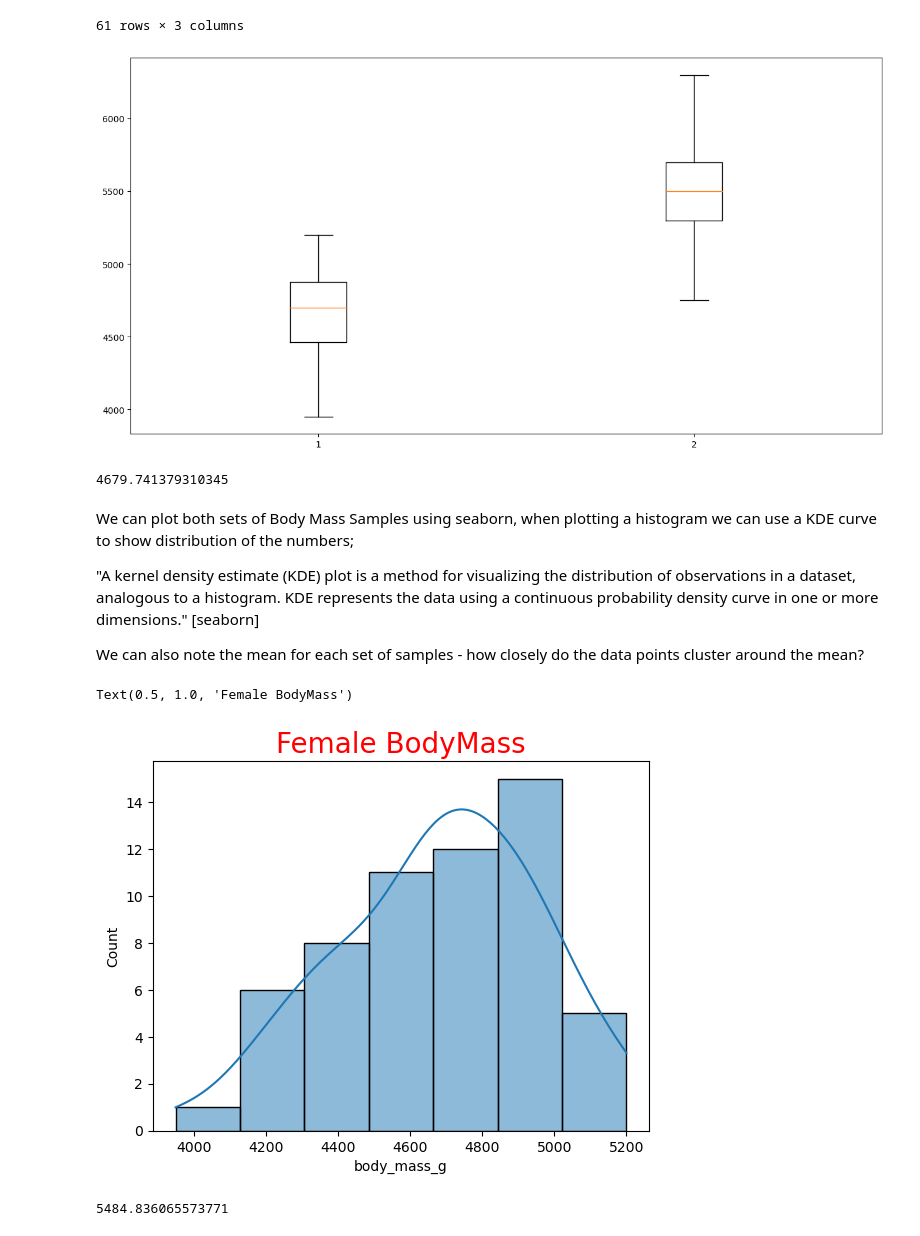
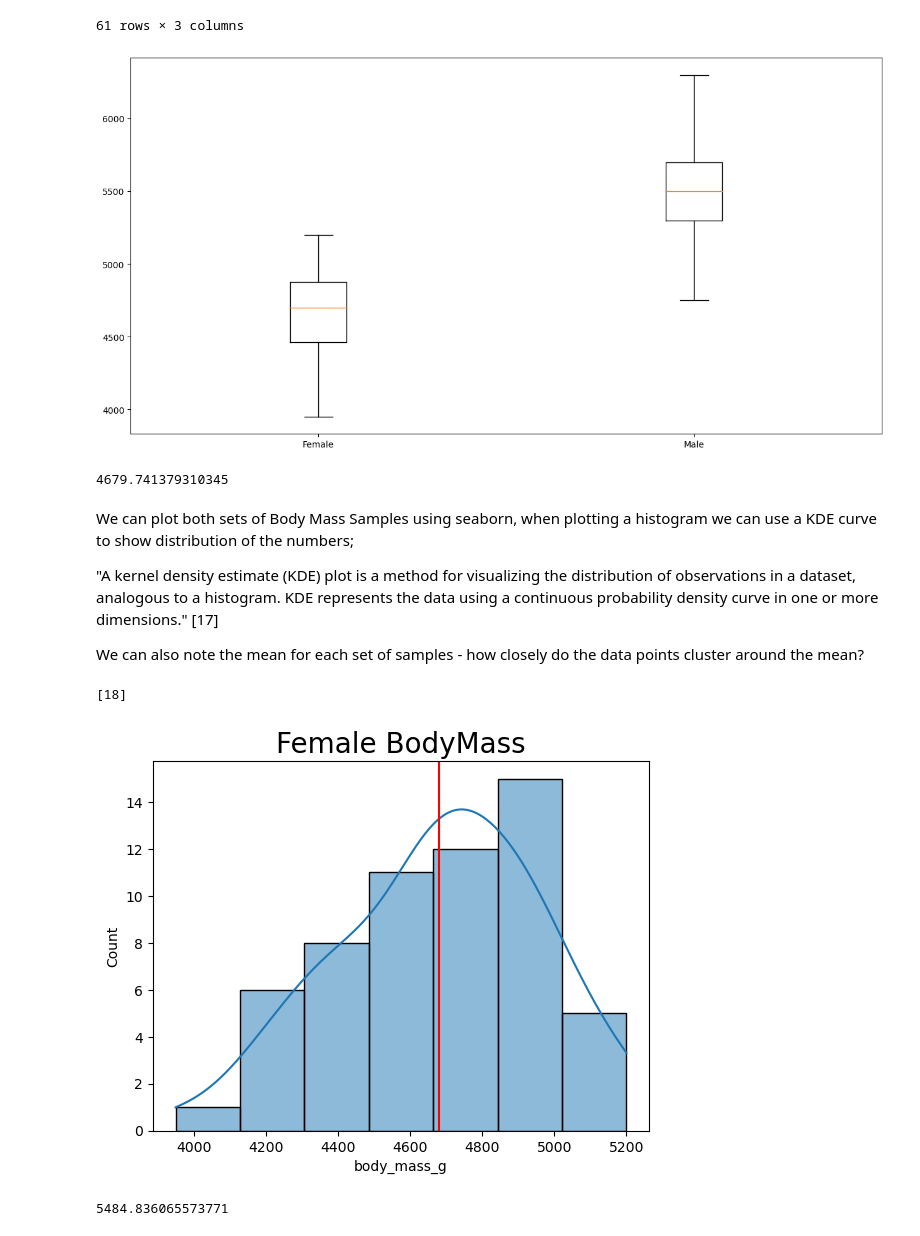
Before and after one commit to VCurry20/MachineLearning_Statistics, a Jupyter notebook: Tasks.ipynb, the cells around one changed output. Drawn from its saved outputs; the diff is of its cells as text; code cells hidden in the pictures.

```diff
--- a/Tasks.ipynb
+++ b/Tasks.ipynb
@@ -854,7 +962,13 @@ ax = fig.add_axes([0, 0, 1, 1])
 # Creating plot
 bp = ax.boxplot(data)
 
+
+plt.xticks([1, 2], ['Female', 'Male'])
+
 # show plot
 plt.show()
+
+
+#[14][15]
 # %% [output]
-[figure, old version]
+[figure, new version]
@@ -874,15 +980,21 @@ sample_f.mean()
 # %% [markdown]
 We can plot both sets of Body Mass Samples using seaborn, when plotting a histogram we can use a KDE curve to show distribution of the numbers;
 
-"A kernel density estimate (KDE) plot is a method for visualizing the distribution of observations in a dataset, analogous to a histogram. KDE represents the data using a continuous probability density curve in one or more dimensions." [seaborn]
+"A kernel density estimate (KDE) plot is a method for visualizing the distribution of observations in a dataset, analogous to a histogram. KDE represents the data using a continuous probability density curve in one or more dimensions." [17]
 
 We can also note the mean for each set of samples - how closely do the data points cluster around the mean?
 # %%
+# plot a histogram of the female Gentoo Penguins
+# plot the mean of the body mass of the females
+
 sns.histplot(x ="body_mass_g", data=gentoo_female, kde=True)
-plt.title("Female BodyMass", size=20, color="red")
+plt.axvline(sample_f.mean(), color='red')
+plt.title("Female BodyMass", size=20)
+
+[18]
 # %% [output]
-Text(0.5, 1.0, 'Female BodyMass')
+[18]
-[figure, old version]
+[figure, new version]
 # %%
 # get the mean of the male body mass
 sample_m.mean()
```
Also changed, not shown: parts of 34 cells of this notebook, 1 other file.
